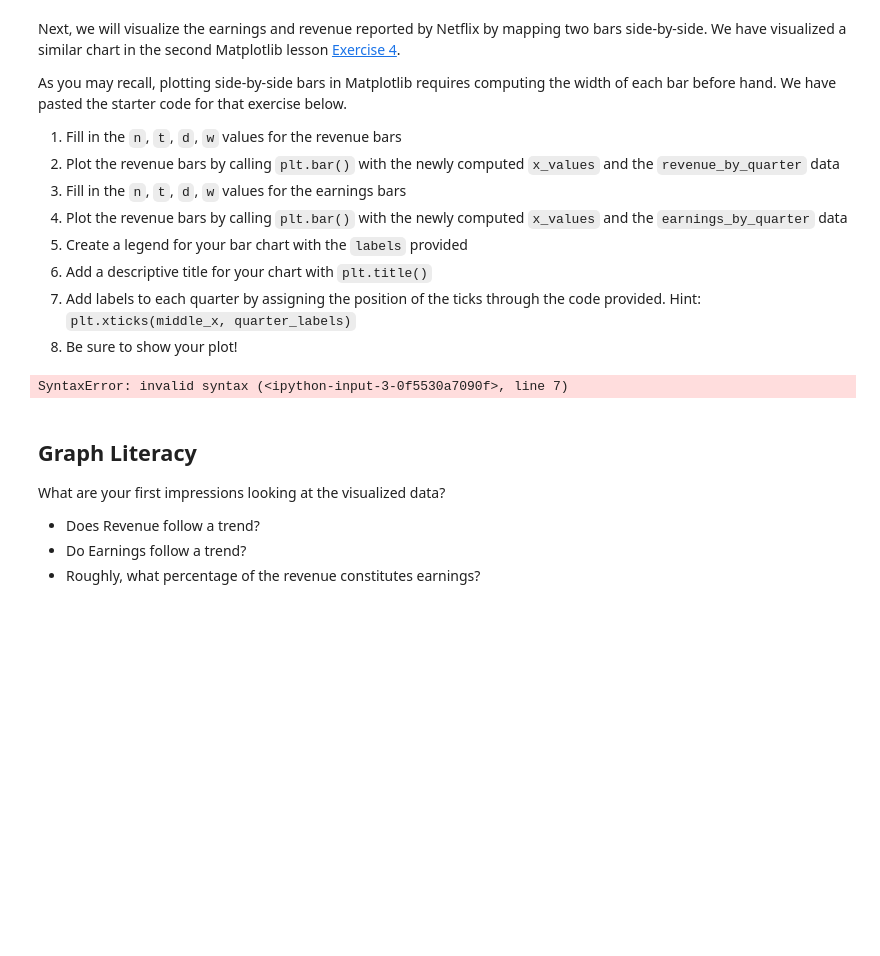
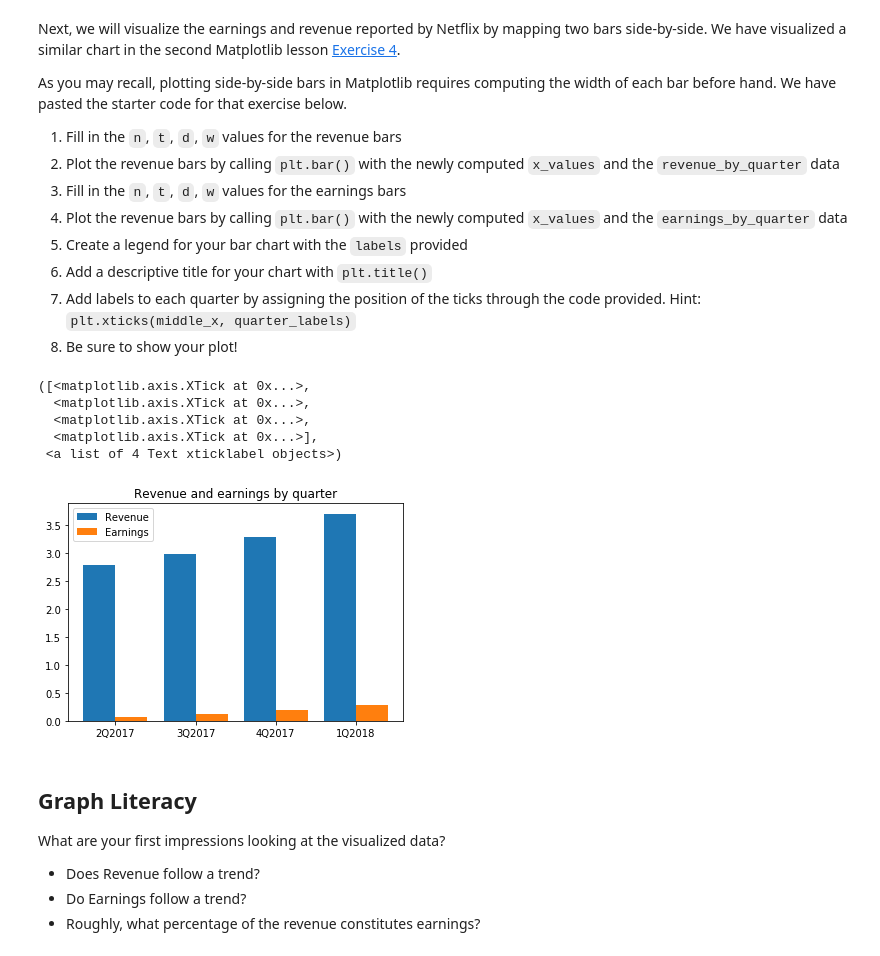
Before and after one commit to patricrp/pandasbasics, a Jupyter notebook: Visualization/Netflix Stocks Capstone/netflix_visualizations.ipynb, the cells around one changed output. Drawn from its saved outputs; the diff is of its cells as text; code cells hidden in the pictures; blank space fills up the shorter version.

```diff
--- a/Visualization/Netflix Stocks Capstone/netflix_visualizations.ipynb
+++ b/Visualization/Netflix Stocks Capstone/netflix_visualizations.ipynb
@@ -196,35 +250,44 @@ As you may recall, plotting side-by-side bars in Matplotlib requires computing t
 # %%
 # The metrics below are in billions of dollars
 revenue_by_quarter = [2.79, 2.98,3.29,3.7]
 earnings_by_quarter = [.0656,.12959,.18552,.29012]
 quarter_labels = ["2Q2017","3Q2017","4Q2017", "1Q2018"]
 
 # Revenue
-n = ?  # This is our first dataset (out of 2)
-t = ? # Number of dataset
-d = ? # Number of sets of bars
-w = ? # Width of each bar
+n = 1  # This is our first dataset (out of 2)
+t = 2 # Number of dataset
+d = 4 # Number of sets of bars
+w = 0.8 # Width of each bar
 bars1_x = [t*element + w*n for element
              in range(d)]
 
-
+plt.bar(bars1_x, revenue_by_quarter)
 
 # Earnings
-n = ?  # This is our second dataset (out of 2)
-t = ? # Number of dataset
-d = ? # Number of sets of bars
-w = ? # Width of each bar
+n = 2  # This is our second dataset (out of 2)
+t = 2 # Number of dataset
+d = 4 # Number of sets of bars
+w = 0.8 # Width of each bar
 bars2_x = [t*element + w*n for element
              in range(d)]
 
 
-
+plt.bar(bars2_x, earnings_by_quarter)
 
 
 middle_x = [ (a + b) / 2.0 for a, b in zip(bars1_x, bars2_x)]
 labels = ["Revenue", "Earnings"]
+
+plt.legend(labels)
+plt.title('Revenue and earnings by quarter')
+plt.xticks(middle_x, quarter_labels)
 # %% [output]
-SyntaxError: invalid syntax (<ipython-input-3-0f5530a7090f>, line 7)
+([<matplotlib.axis.XTick at 0x...>,
+  <matplotlib.axis.XTick at 0x...>,
+  <matplotlib.axis.XTick at 0x...>,
+  <matplotlib.axis.XTick at 0x...>],
+ <a list of 4 Text xticklabel objects>)
+[figure, added]
 # %% [markdown]
 ## Graph Literacy
 What are your first impressions looking at the visualized data?
```
Also changed, not shown: parts of 11 cells of this notebook.
